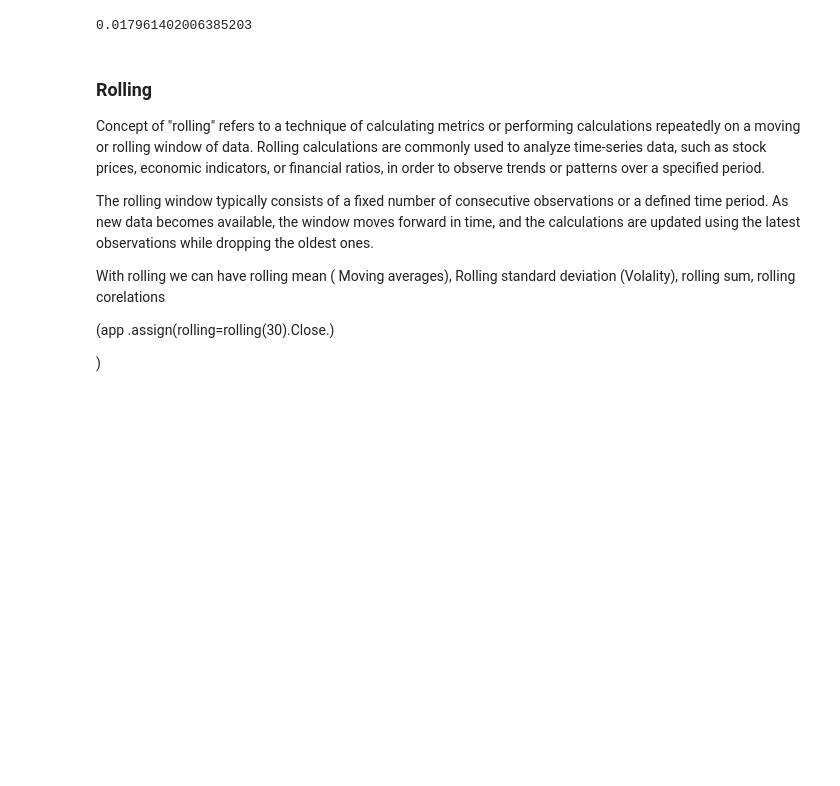
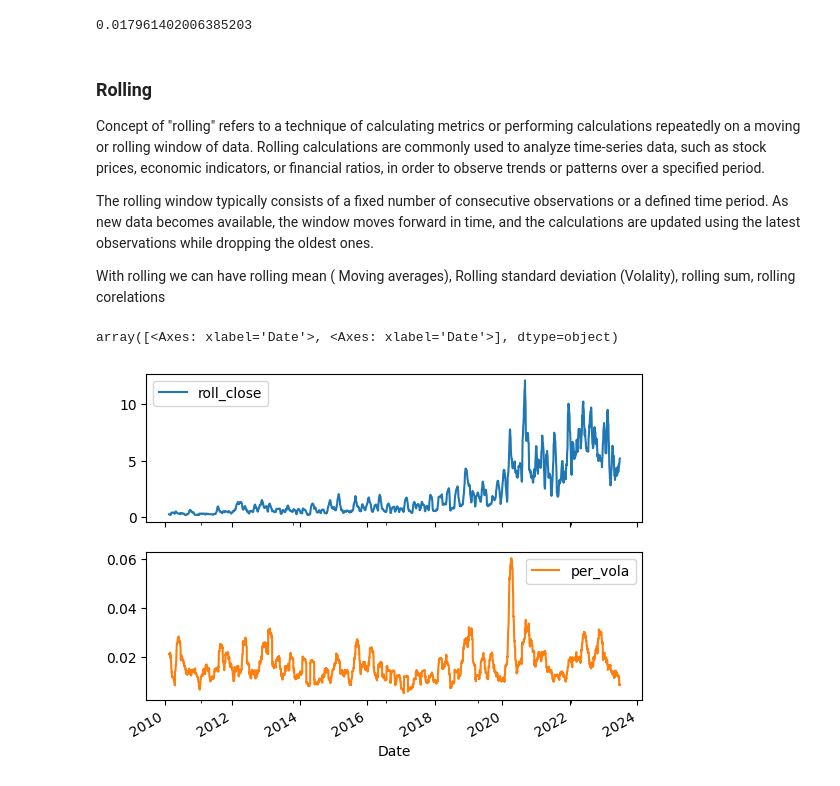
Before and after one commit to MittalMonika/DataScience, a Jupyter notebook: FinancialAnalysis/Finance.ipynb, the cells around one changed output. Saved outputs shown, nothing was run; the diff lists cells and outputs as text; code cells hidden in the pictures; blank space fills up the shorter version.

```diff
--- a/FinancialAnalysis/Finance.ipynb
+++ b/FinancialAnalysis/Finance.ipynb
@@ -486,9 +486,13 @@ Concept of "rolling" refers to a technique of calculating metrics or performing
 The rolling window typically consists of a fixed number of consecutive observations or a defined time period. As new data becomes available, the window moves forward in time, and the calculations are updated using the latest observations while dropping the oldest ones.
 
 With rolling  we can have rolling mean ( Moving averages), Rolling standard deviation (Volality), rolling sum, rolling corelations
-
-
-(app
-.assign(rolling=rolling(30).Close.)
-
-)
+# %%
+(app
+.assign(roll_close=app.rolling(30).Close.std(),
+    per_vola = app.Close.pct_change().rolling(30).std())
+ .iloc[:, -2:]
+.plot(subplots=True)
+)
+# %% [output]
+array([<Axes: xlabel='Date'>, <Axes: xlabel='Date'>], dtype=object)
+[figure, added]
```
Also changed, not shown: parts of 13 cells of this notebook.
